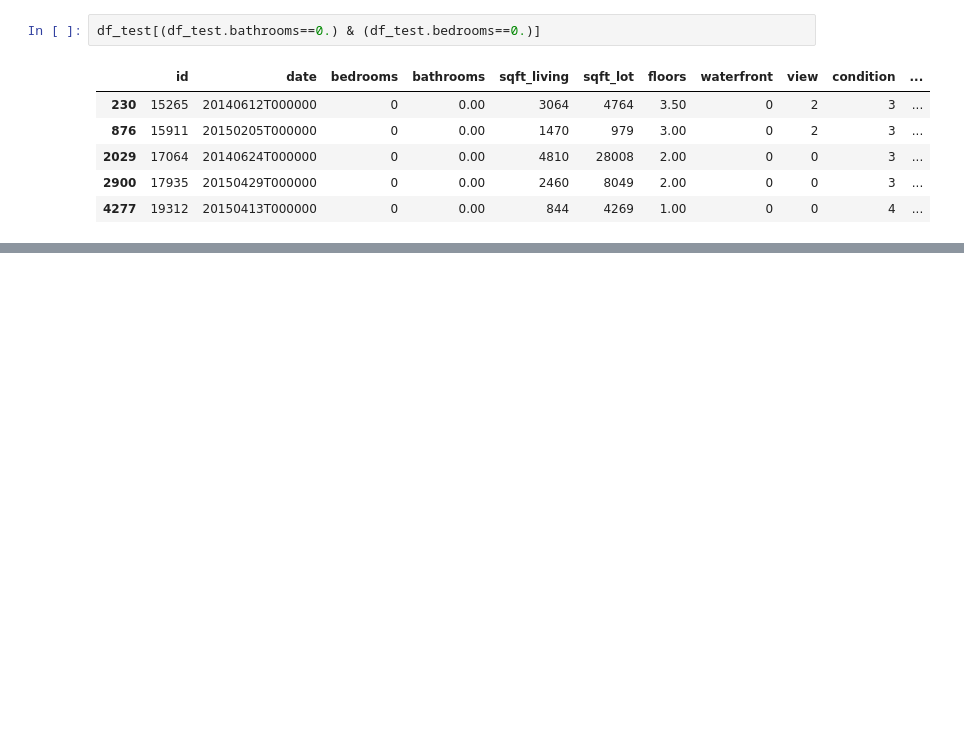
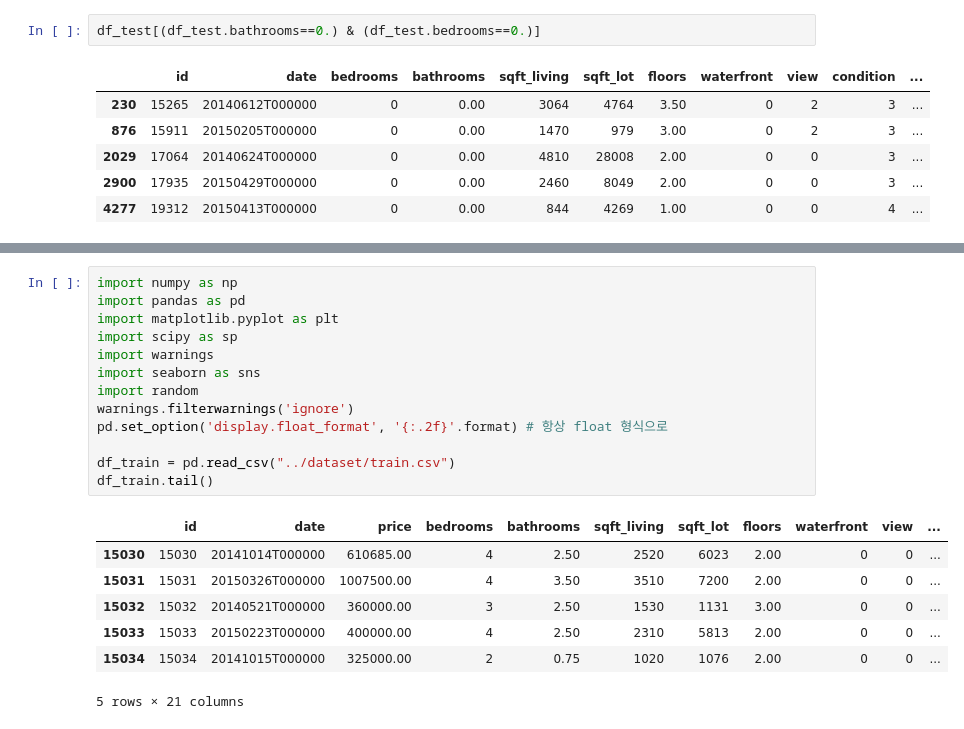
Before and after one commit to Junhojuno/everyday-kaggle, a Jupyter notebook: houseprice_prediction/code/Lets-EDA-it.ipynb, the cells around one changed output, grey strips where cells are left out. Drawn from its saved outputs; the diff is of its cells as text; blank space fills up the shorter version.

```diff
--- a/houseprice_prediction/code/Lets-EDA-it.ipynb
+++ b/houseprice_prediction/code/Lets-EDA-it.ipynb
@@ -1802,0 +1810,21 @@ df_test[(df_test.bathrooms==0.) & (df_test.bedrooms==0.)]
+# %%
+import numpy as np
+import pandas as pd
+import matplotlib.pyplot as plt
+import scipy as sp
+import warnings
+import seaborn as sns
+import random
+warnings.filterwarnings('ignore')
+pd.set_option('display.float_format', '{:.2f}'.format) # 항상 float 형식으로
+
+df_train = pd.read_csv("../dataset/train.csv")
+df_train.tail()
+# %% [output]
+|  | id | date | price | bedrooms | bathrooms | sqft_living | sqft_lot | floors | waterfront | view | ... |
+| 15030 | 15030 | 20141014T000000 | 610685.00 | 4 | 2.50 | 2520 | 6023 | 2.00 | 0 | 0 | ... |
+| 15031 | 15031 | 20150326T000000 | 1007500.00 | 4 | 3.50 | 3510 | 7200 | 2.00 | 0 | 0 | ... |
+| 15032 | 15032 | 20140521T000000 | 360000.00 | 3 | 2.50 | 1530 | 1131 | 3.00 | 0 | 0 | ... |
+| 15033 | 15033 | 20150223T000000 | 400000.00 | 4 | 2.50 | 2310 | 5813 | 2.00 | 0 | 0 | ... |
+| 15034 | 15034 | 20141015T000000 | 325000.00 | 2 | 0.75 | 1020 | 1076 | 2.00 | 0 | 0 | ... |
+5 rows × 21 columns
```
Also changed, not shown: parts of 6 cells of this notebook.
